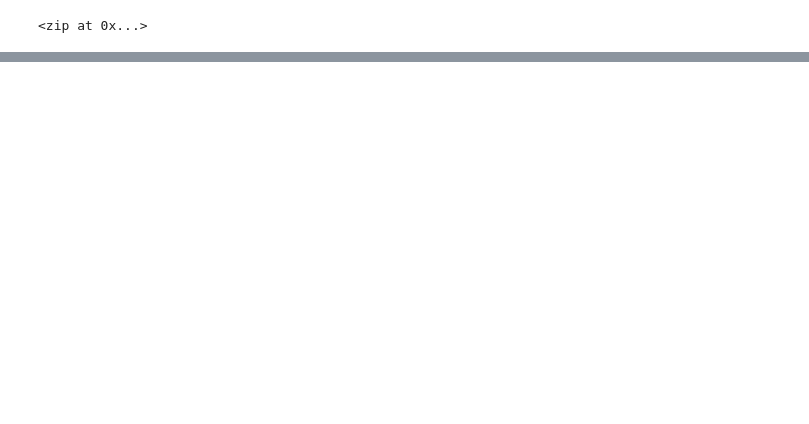
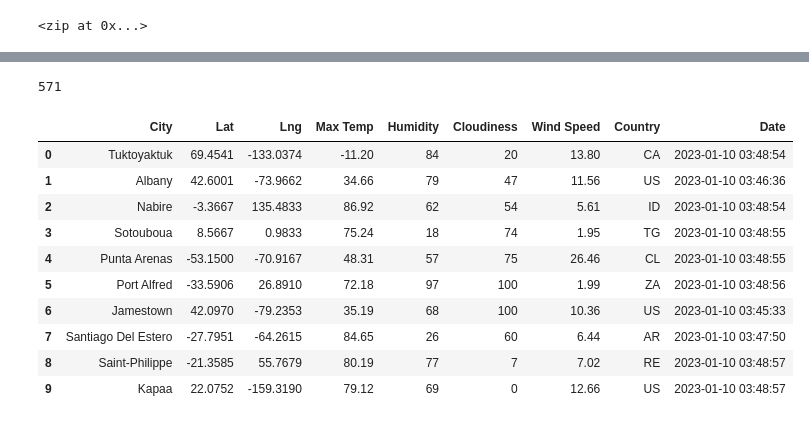
Before and after one commit to ktkobus/World_Weather_Analysis, a Jupyter notebook: WeatherPy.ipynb, the cells around one changed output, grey strips where cells are left out. Cells and saved outputs as stored; diff of their text form; code cells hidden in the pictures; blank space fills up the shorter version.

Commit message:
Updating WeatherPy and adding weather_data/ folder.

```diff
--- a/WeatherPy.ipynb
+++ b/WeatherPy.ipynb
@@ -9,3 +1,24 @@ import numpy as np
+# %%
+# Import the dependencies.
+
+import pandas as pd
+
+import matplotlib.pyplot as plt
+
+import numpy as np
+
+import requests
+
+# Import the API key.
+from config import weather_api_key
+
+# Build the basic URL for OpenWeatherMap
+url = "http://api.openweathermap.org/data/2.5/weather?units=Imperial&APPID=" + weather_api_key
+
+# Import the time library and the datetime module from the datetime library
+import time
+
+from datetime import datetime
 # %%
 # Create a set of random latitude and longitude combinations.
 
@@ -69,0 +184,21 @@ len(cities)
+# %%
+len(city_data)
+# %% [output]
+571
+# %%
+# Convert the array of dictionaries to a Pandas DataFrame.
+
+city_data_df = pd.DataFrame(city_data)
+city_data_df.head(10)
+# %% [output]
+|  | City | Lat | Lng | Max Temp | Humidity | Cloudiness | Wind Speed | Country | Date |
+| 0 | Tuktoyaktuk | 69.4541 | -133.0374 | -11.20 | 84 | 20 | 13.80 | CA | 2023-01-10 03:48:54 |
+| 1 | Albany | 42.6001 | -73.9662 | 34.66 | 79 | 47 | 11.56 | US | 2023-01-10 03:46:36 |
+| 2 | Nabire | -3.3667 | 135.4833 | 86.92 | 62 | 54 | 5.61 | ID | 2023-01-10 03:48:54 |
+| 3 | Sotouboua | 8.5667 | 0.9833 | 75.24 | 18 | 74 | 1.95 | TG | 2023-01-10 03:48:55 |
+| 4 | Punta Arenas | -53.1500 | -70.9167 | 48.31 | 57 | 75 | 26.46 | CL | 2023-01-10 03:48:55 |
+| 5 | Port Alfred | -33.5906 | 26.8910 | 72.18 | 97 | 100 | 1.99 | ZA | 2023-01-10 03:48:56 |
+| 6 | Jamestown | 42.0970 | -79.2353 | 35.19 | 68 | 100 | 10.36 | US | 2023-01-10 03:45:33 |
+| 7 | Santiago Del Estero | -27.7951 | -64.2615 | 84.65 | 26 | 60 | 6.44 | AR | 2023-01-10 03:47:50 |
+| 8 | Saint-Philippe | -21.3585 | 55.7679 | 80.19 | 77 | 7 | 7.02 | RE | 2023-01-10 03:48:57 |
+| 9 | Kapaa | 22.0752 | -159.3190 | 79.12 | 69 | 0 | 12.66 | US | 2023-01-10 03:48:57 |
```
Also changed, not shown: parts of 6 cells of this notebook, 2 other files.
